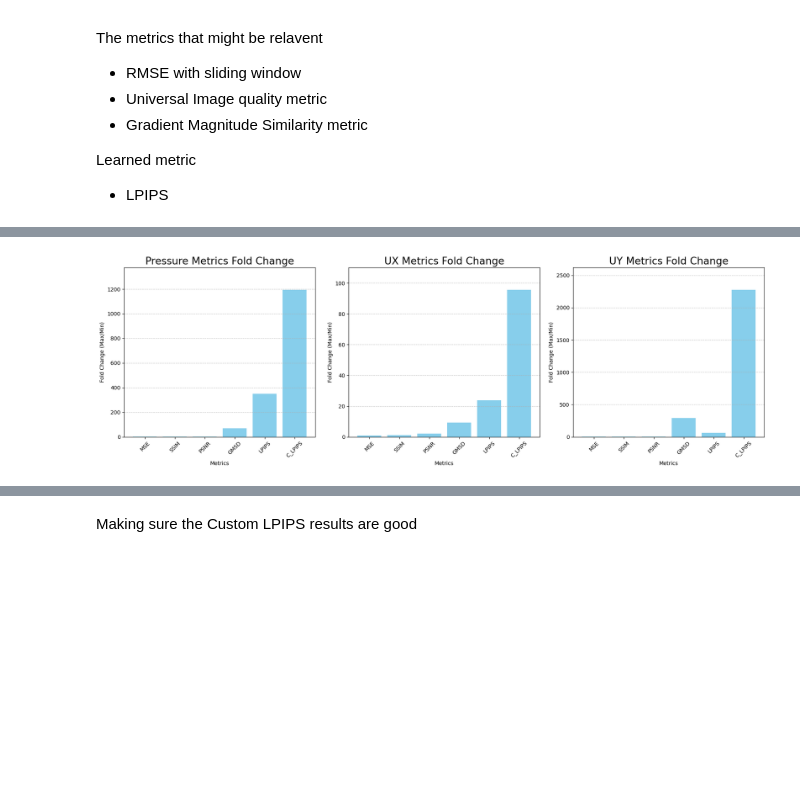
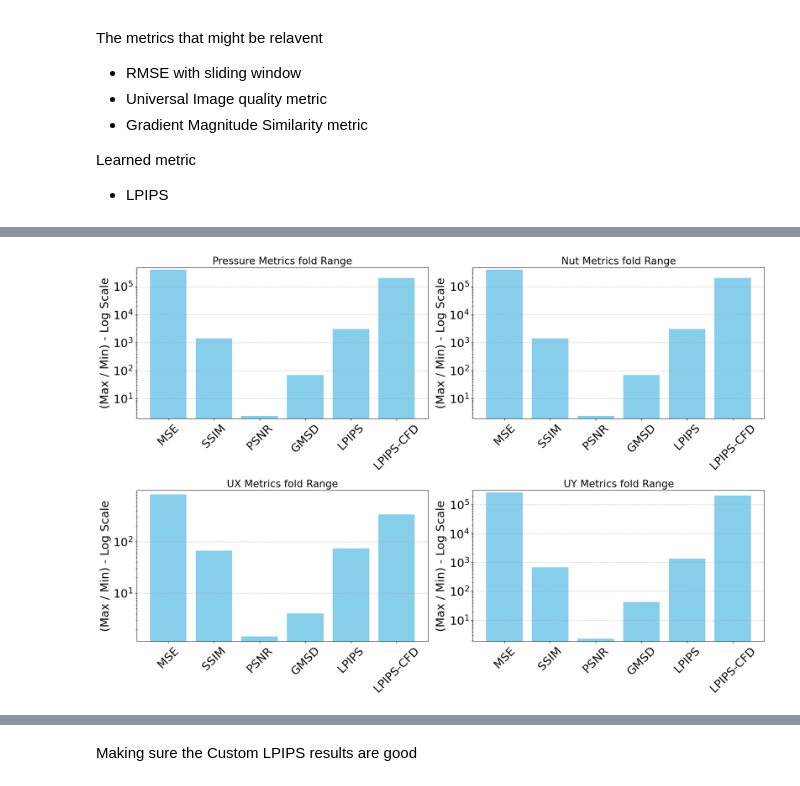
Before and after one commit to krngd2/AirfranceDatasetAnalysis, a Jupyter notebook: generic_iqa.ipynb, the cells around one changed output, grey strips where cells are left out. Drawn from its saved outputs; the diff is of its cells as text; code cells hidden in the pictures; blank space fills up the shorter version.

Commit message:
adjust output values

```diff
--- a/generic_iqa.ipynb
+++ b/generic_iqa.ipynb
@@ -555,55 +658,95 @@ Velocity Y Metrics DataFrame:
 # %%
 # compare highest and lowest values
-def compare_highest_lowest(df):
-    """Compare highest and lowest values in each column of the DataFrame"""
+def compare_sensitivity(df):
+    """Calculate sensitivity metrics for each column of the DataFrame."""
     comparison = {}
     for col in df.columns:
         max_value = df[col].max()
         min_value = df[col].min()
+        std_dev = df[col].std()
         comparison[col] = {
             'max': max_value,
             'min': min_value,
-            'diff': max_value - min_value,
-            "fold_change": (max_value / min_value) if min_value != 0 else np.inf
+            'dynamic_range': max_value - min_value, # More meaningful than fold change
+            'std_dev': std_dev, # Excellent measure of score spread
+            'fold_change': max_value / min_value if min_value != 0 else np.inf
         }
     return pd.DataFrame(comparison).T
 
-comparison_p = compare_highest_lowest(results_df_p)
-comparison_ux = compare_highest_lowest(results_df_ux)
-comparison_uy = compare_highest_lowest(results_df_uy)
+comparison_p = compare_sensitivity(results_df_p)
+comparison_nut = compare_sensitivity(results_df_nut)
+comparison_ux = compare_sensitivity(results_df_ux)
+comparison_uy = compare_sensitivity(results_df_uy)
 print("Comparison of highest and lowest values:")
 print("Pressure Metrics:\n", comparison_p)
+print("Nut Metrics:\n", comparison_nut)
 print("UX Metrics:\n", comparison_ux)
 print("UY Metrics:\n", comparison_uy)
 import matplotlib.pyplot as plt
 
 # Display only the difference values in a bar plot
-def plot_difference(comparison_df, title, ax, axis_y_off=False):
-    """Plot the difference fold_change from the comparison DataFrame"""
+def plot_difference(comparison_df, title, ax, key='dynamic_range', xlabel='', ylabel='Dynamic Range (Max - Min) - Log Scale'):
+    """Plot the difference dynamic_range from the comparison DataFrame with logarithmic scale"""
     ax.set_title(title)
-    ax.bar(comparison_df.index, comparison_df['fold_change'], color='skyblue')
-    ax.set_xlabel('Metrics')
-    ax.set_ylabel('Fold Change (Max/Min)')
+    ax.bar(comparison_df.index, comparison_df[key], color='skyblue')
+    ax.set_xlabel(xlabel)
+    ax.set_ylabel(ylabel)
     ax.grid(axis='y', linestyle='--', alpha=0.7)
+
+    # Set logarithmic scale for y-axis
+    ax.set_yscale('log')
 
     ax.tick_params(axis='x', rotation=45)
 
     # Handle potential infinite values before setting y-limit
-    finite_max = comparison_df.loc[np.isfinite(comparison_df['fold_change']), 'fold_change'].max()
-    if pd.notna(finite_max) and finite_max > 0:
-        ax.set_ylim(0, finite_max * 1.15)  # Add some space above the max value
+    finite_max = comparison_df.loc[np.isfinite(comparison_df[key]), key].max()
+    finite_min = comparison_df.loc[np.isfinite(comparison_df[key]), key].min()
 
-fig, axes = plt.subplots(1, 3, figsize=(18, 6))
+    if pd.notna(finite_max) and pd.notna(finite_min) and finite_max > 0 and finite_min > 0:
+        ax.set_ylim(finite_min * 0.8, finite_max * 1.2)  # Add some space above and below
+
+fig, axes = plt.subplots(2, 2, figsize=(18, 12))
 # plot font size increase for this plot
 plt.rcParams.update({'font.size': 16})
 
 
-plot_difference(comparison_p, 'Pressure Metrics Fold Change', axes[0])
-plot_difference(comparison_ux, 'UX Metrics Fold Change', axes[1], True)
-plot_difference(comparison_uy, 'UY Metrics Fold Change', axes[2], True)
-
+plot_difference(comparison_p, 'Pressure Metrics fold Range', axes[0, 0], key='fold_change', xlabel='', ylabel='(Max / Min) - Log Scale')
+plot_difference(comparison_nut, 'Nut Metrics fold Range', axes[0, 1], key='fold_change', xlabel='', ylabel='(Max / Min) - Log Scale')
+plot_difference(comparison_ux, 'UX Metrics fold Range', axes[1, 0], key='fold_change', xlabel='', ylabel='(Max / Min) - Log Scale')
+plot_difference(comparison_uy, 'UY Metrics fold Range', axes[1, 1], key='fold_change', xlabel='', ylabel='(Max / Min) - Log Scale')
+# font size increase for all plots
+plt.rcParams.update({'font.size': 14})
 plt.tight_layout()  # Apply tight layout to the whole figure
 plt.show()
+
+
+fig, axes = plt.subplots(2, 2, figsize=(18, 12))
+# plot font size increase for this plot
+plt.rcParams.update({'font.size': 16})
+
+
+plot_difference(comparison_p, 'Pressure Metrics Dynamic Range', axes[0, 0], key='dynamic_range', xlabel='', ylabel='Dynamic Range (Max - Min) - Log Scale')
+plot_difference(comparison_nut, 'Nut Metrics Dynamic Range', axes[0, 1], key='dynamic_range', xlabel='', ylabel='Dynamic Range (Max - Min) - Log Scale')
+plot_difference(comparison_ux, 'UX Metrics Dynamic Range', axes[1, 0], key='dynamic_range', xlabel='', ylabel='Dynamic Range (Max - Min) - Log Scale')
+plot_difference(comparison_uy, 'UY Metrics Dynamic Range', axes[1, 1], key='dynamic_range', xlabel='', ylabel='Dynamic Range (Max - Min) - Log Scale')
+# font size increase for all plots
+plt.rcParams.update({'font.size': 14})
+plt.tight_layout()  # Apply tight layout to the whole figure
+plt.show()
+
+fig, axes = plt.subplots(2, 2, figsize=(18, 12))
+# plot font size increase for this plot
+plt.rcParams.update({'font.size': 16})
+
+
+plot_difference(comparison_p, 'Pressure Metrics std_dev Range', axes[0, 0], key='std_dev', xlabel='', ylabel='Standard Deviation Range - Log Scale')
+plot_difference(comparison_nut, 'Nut Metrics std_dev Range', axes[0, 1], key='std_dev', xlabel='', ylabel='Standard Deviation Range - Log Scale')
+plot_difference(comparison_ux, 'UX Metrics std_dev Range', axes[1, 0], key='std_dev', xlabel='', ylabel='Standard Deviation Range - Log Scale')
+plot_difference(comparison_uy, 'UY Metrics std_dev Range', axes[1, 1], key='std_dev', xlabel='', ylabel='Standard Deviation Range - Log Scale')
+# font size increase for all plots
+plt.rcParams.update({'font.size': 22})
+plt.tight_layout()  # Apply tight layout to the whole figure
+plt.show()
 # %% [output]
 Comparison of highest and lowest values:
 Pressure Metrics:
@@ -625 +768 @@ C_LPIPS  0.000203  8.900000e-08  0.000203  2278.258427
-[figure, old version]
+[figure, new version]
```
Also changed, not shown: parts of 19 cells of this notebook, 11 other files.
